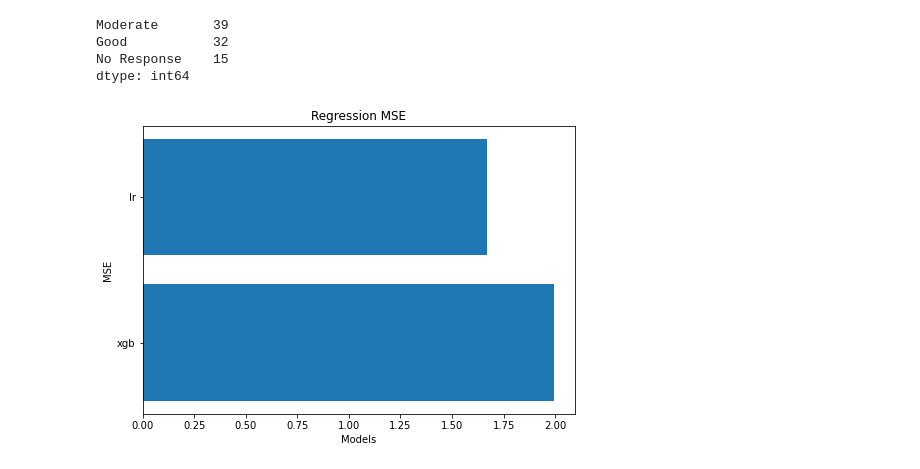
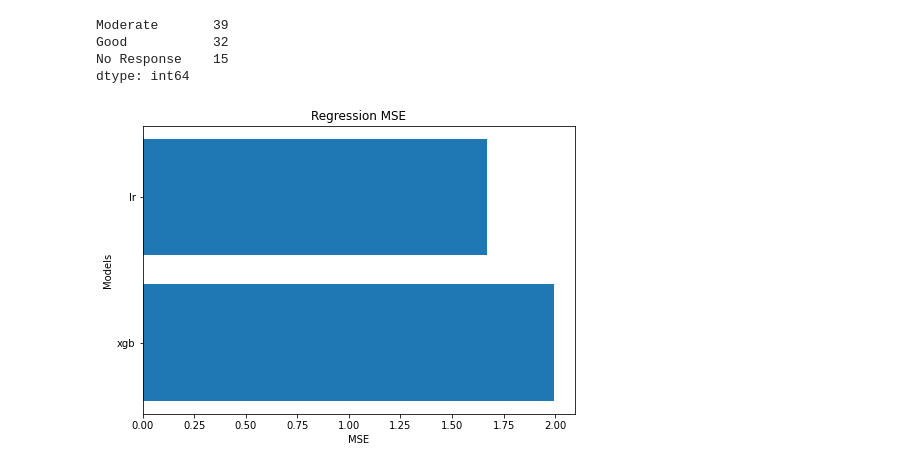
Before and after one commit to Gaskell-1206/Ensemble_DRP, a Jupyter notebook: ModelModule/models.ipynb, the cells around one changed output. Cells and saved outputs as stored; diff of their text form; code cells hidden in the pictures.

```diff
--- a/ModelModule/models.ipynb
+++ b/ModelModule/models.ipynb
@@ -156,6 +156,6 @@ Good           32
 No Response    15
 dtype: int64
 # %%
-aml.plot_results('regression')
+aml.plot_results('regression','MSE')
 # %% [output]
-[figure, old version]
+[figure, new version]
```
Also changed, not shown: parts of 4 cells of this notebook, 2 other files.
